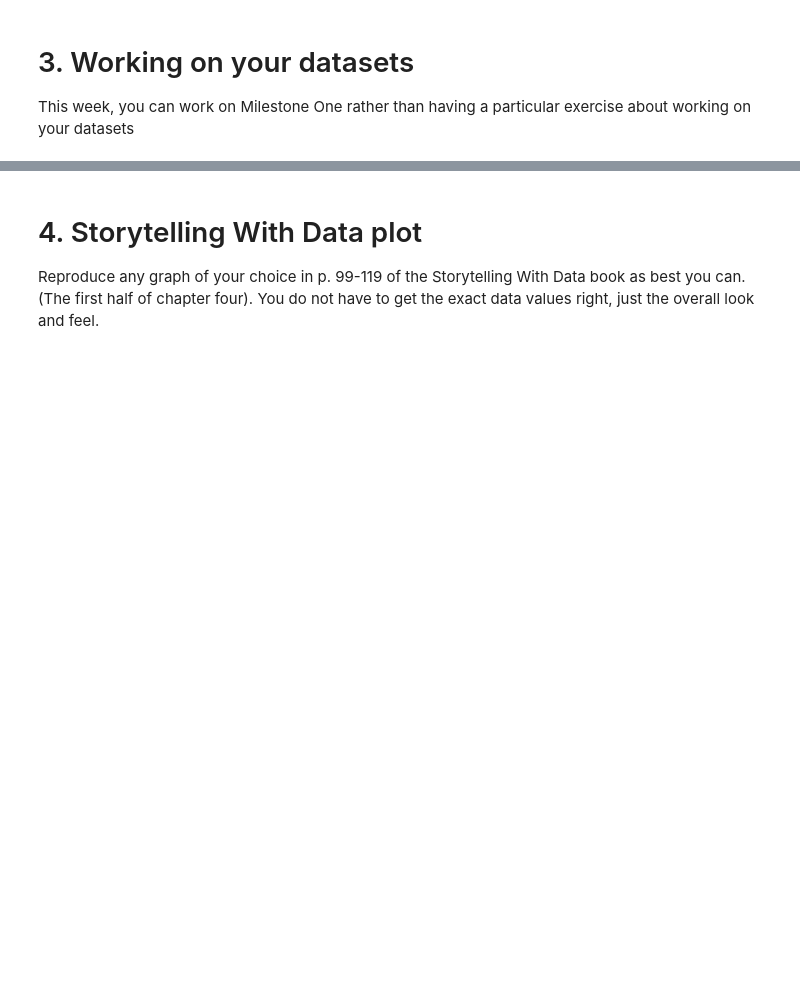
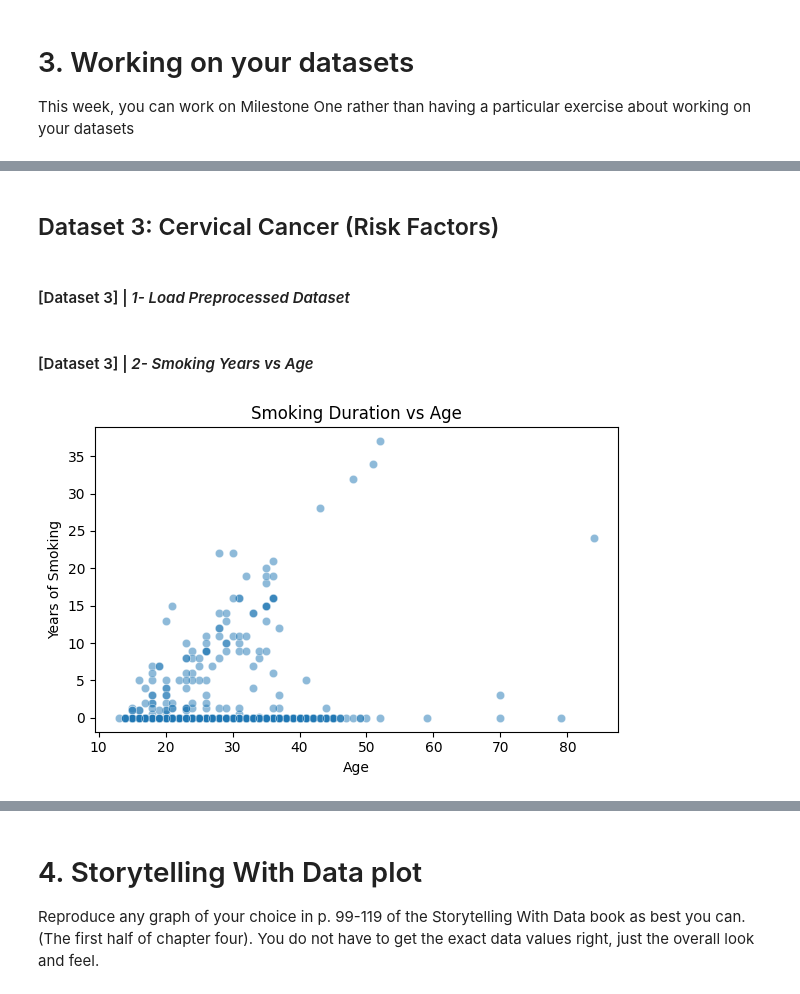
Before and after one commit to jasser-dh/Module-B-semester-2, a Jupyter notebook: OMDS-ModB2-Week7-Dhaouadi-Jasser.ipynb, the cells around one changed output, grey strips where cells are left out. Saved outputs shown, nothing was run; the diff lists cells and outputs as text; code cells hidden in the pictures; blank space fills up the shorter version.

```diff
--- a/OMDS-ModB2-Week7-Dhaouadi-Jasser.ipynb
+++ b/OMDS-ModB2-Week7-Dhaouadi-Jasser.ipynb
@@ -46,0 +121,28 @@ This week, you can work on Milestone One rather than having a particular exercis
+# %% [markdown]
+## Dataset 3: Cervical Cancer (Risk Factors)
+# %% [markdown]
+#### [Dataset 3] | *1- Load Preprocessed Dataset*
+# %%
+df_cervical_clean = pd.read_csv("data/dataset3_cervical_clean_preprocessed_week2.csv")
+# %% [markdown]
+#### [Dataset 3] | *2- Smoking Years vs Age*
+# %%
+# Dataset 3: Smoking Years vs Age
+
+plt.figure(figsize=(6,4))
+
+sns.scatterplot(
+    data=df_cervical_clean,
+    x="Age",
+    y="Smokes (years)",
+    alpha=0.5
+)
+
+plt.xlabel("Age")
+plt.ylabel("Years of Smoking")
+plt.title("Smoking Duration vs Age")
+
+plt.tight_layout()
+plt.show()
+# %% [output]
+[figure, added]
```
Also changed, not shown: parts of 14 cells of this notebook, 1 other file.
